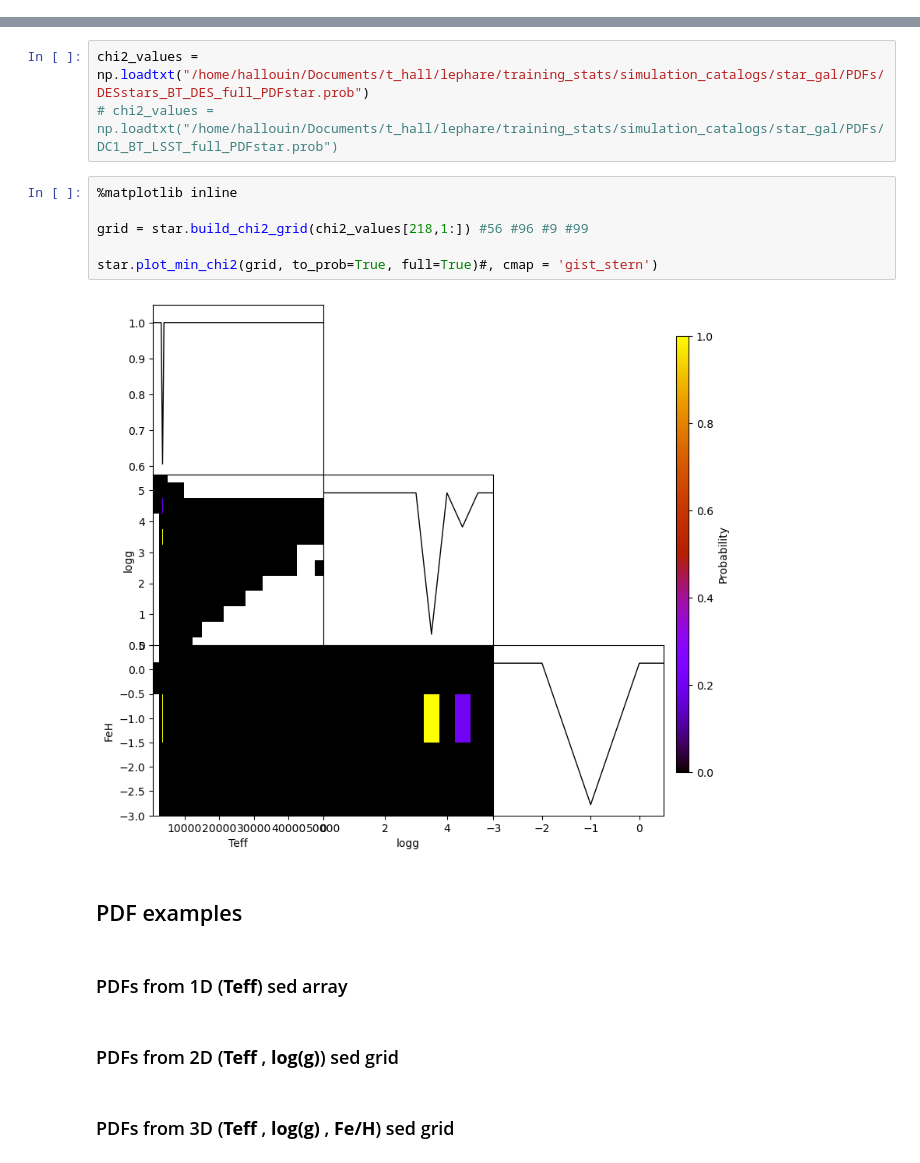
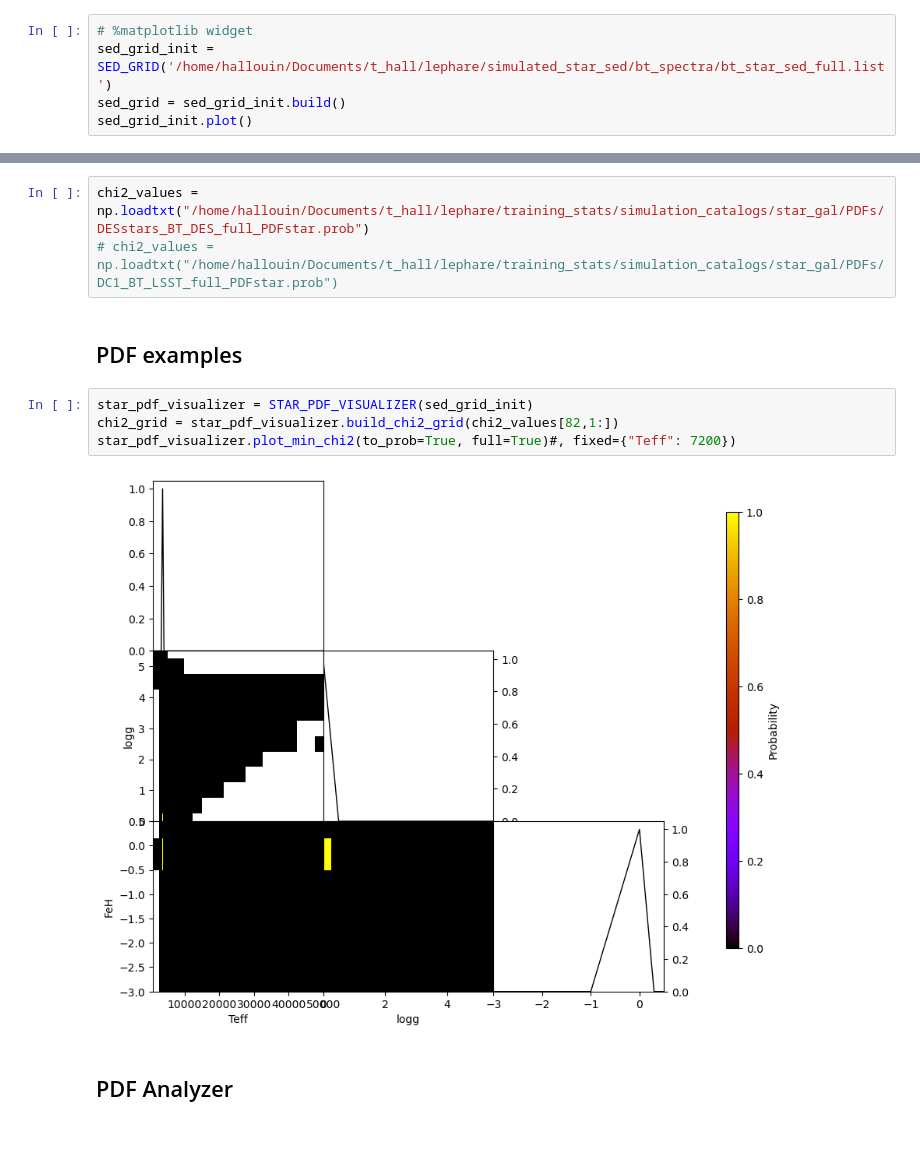
Before and after one commit to lephare-photoz/lephare, a Jupyter notebook: training_stats/notebooks/spectral_type_flagger.ipynb, the cells around one changed output, grey strips where cells are left out. Saved outputs shown, nothing was run; the diff lists cells and outputs as text; blank space fills up the shorter version.

Commit message:
Step 3 of spectral_type_flagger

```diff
--- a/training_stats/notebooks/spectral_type_flagger.ipynb
+++ b/training_stats/notebooks/spectral_type_flagger.ipynb
@@ -29,0 +90,5 @@ Note: sed grids are not perfectly square or cubic: some simulated sed are unreal
+# %%
+# %matplotlib widget
+sed_grid_init = SED_GRID('/home/hallouin/Documents/t_hall/lephare/simulated_star_sed/bt_spectra/bt_star_sed_full.list')
+sed_grid = sed_grid_init.build()
+sed_grid_init.plot()
@@ -248,19 +273,13 @@ Test
 # %%
 chi2_values = np.loadtxt("/home/hallouin/Documents/t_hall/lephare/training_stats/simulation_catalogs/star_gal/PDFs/DESstars_BT_DES_full_PDFstar.prob")
 # chi2_values = np.loadtxt("/home/hallouin/Documents/t_hall/lephare/training_stats/simulation_catalogs/star_gal/PDFs/DC1_BT_LSST_full_PDFstar.prob")
-# %%
-%matplotlib inline
-
-grid = star.build_chi2_grid(chi2_values[218,1:]) #56 #96 #9 #99
-
-star.plot_min_chi2(grid, to_prob=True, full=True)#, cmap = 'gist_stern')
-# %% [output]
-[figure, removed]
 # %% [markdown]
 ## PDF examples
-# %% [markdown]
-### PDFs from 1D (**Teff**) sed array
-# %% [markdown]
-### PDFs from 2D (**Teff** , **log(g)**) sed grid
-# %% [markdown]
-### PDFs from 3D (**Teff** , **log(g)** , **Fe/H**) sed grid
+# %%
+star_pdf_visualizer = STAR_PDF_VISUALIZER(sed_grid_init)
+chi2_grid = star_pdf_visualizer.build_chi2_grid(chi2_values[82,1:])
+star_pdf_visualizer.plot_min_chi2(to_prob=True, full=True)#, fixed={"Teff": 7200})
+# %% [output]
+[figure, added]
+# %% [markdown]
+## PDF Analyzer
```
Also changed, not shown: parts of 9 cells of this notebook, 2 other files.
